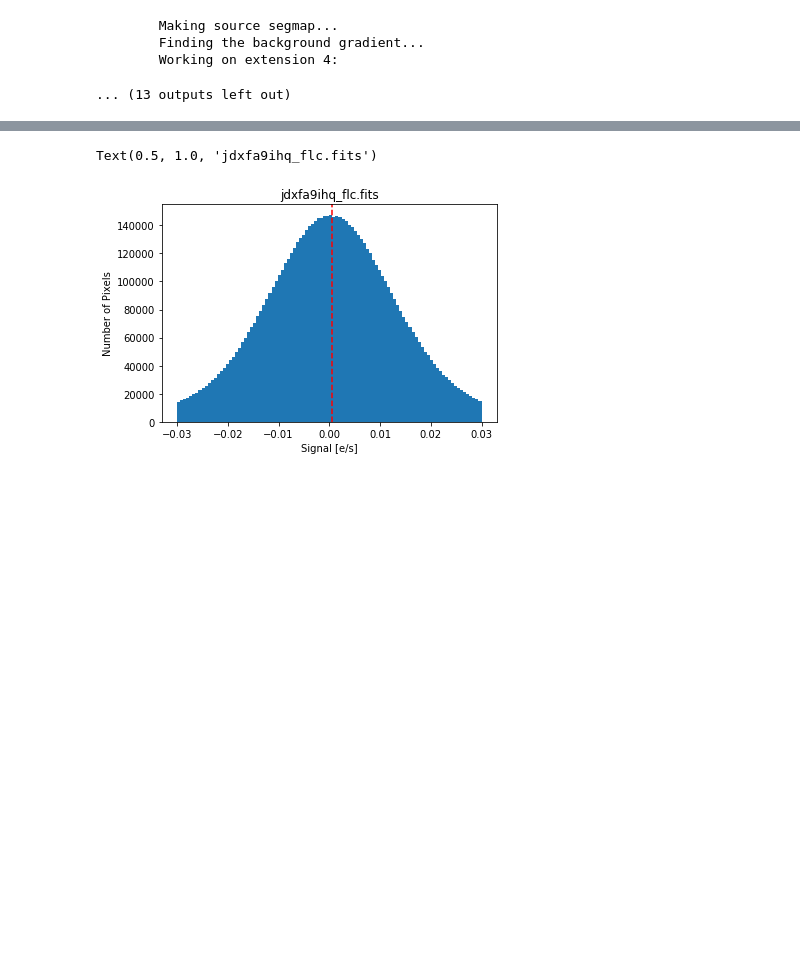
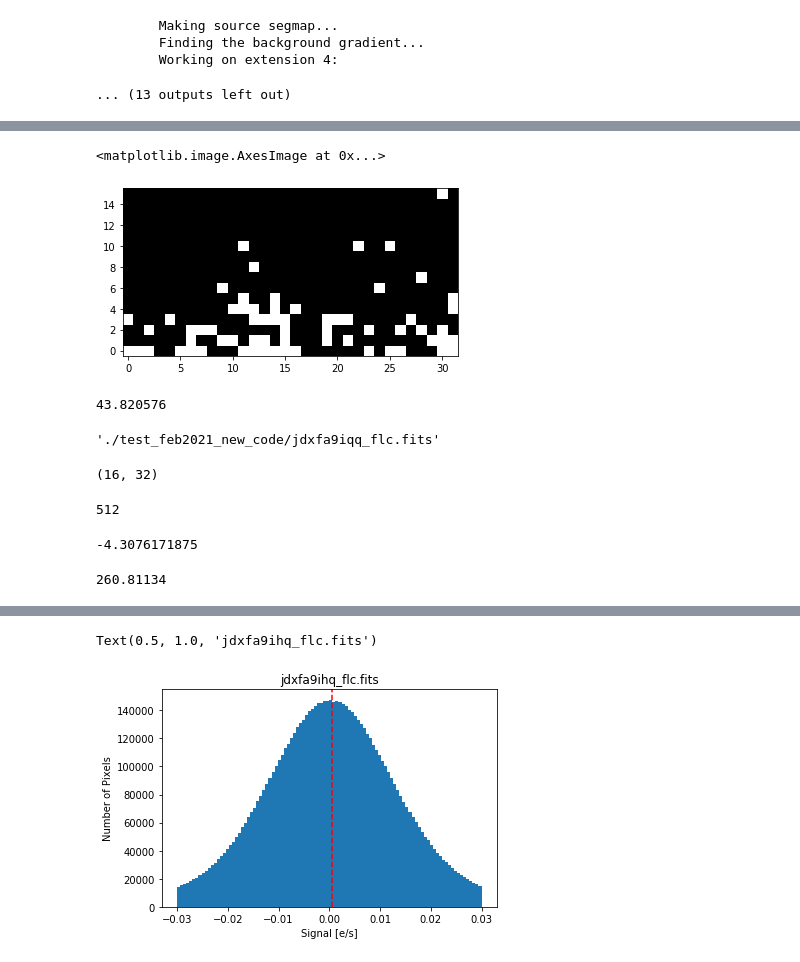
Before and after one commit to bsunnquist/uvis-skydarks, a Jupyter notebook: remove_gradients.ipynb, the cells around one changed output, grey strips where cells are left out. Saved outputs shown, nothing was run; the diff lists cells and outputs as text; code cells hidden in the pictures; blank space fills up the shorter version.

```diff
--- a/remove_gradients.ipynb
+++ b/remove_gradients.ipynb
@@ -274,2 +276,5 @@ WARNING: Input data contains invalid values (NaNs or infs), which were automatic
 WARNING: Input data contains invalid values (NaNs or infs), which were automatically clipped. [astropy.stats.sigma_clipping]
 ... (37 outputs left out)
+# %%
+mesh = bkg.mesh_nmasked
+len(mesh[mesh.mask==True]) / 512 * 100
@@ -275,0 +305,26 @@ WARNING: Input data contains invalid values (NaNs or infs), which were automatic
+# %%
+plt.imshow(mesh.mask, origin='lower', cmap='gray')
+# %% [output]
+<matplotlib.image.AxesImage at 0x...>
+[figure, added]
+# %%
+d = fits.getdata('./jdxfa9iqq_flc.fits',1)
+np.nanmedian(d)
+# %% [output]
+43.820576
+# %%
+f
+# %% [output]
+'./test_feb2021_new_code/jdxfa9iqq_flc.fits'
+# %%
+mesh.shape
+# %% [output]
+(16, 32)
+# %%
+16*32
+# %% [output]
+512
+# %%
+252.19610595703125 - ((260.81134033203125+252.19610595703125)/2)
+# %% [output]
+-4.3076171875
@@ -275,0 +339,6 @@ WARNING: Input data contains invalid values (NaNs or infs), which were automatic
+# %%
+a = np.array([260.81134033203125, 260.81134033203125])
+a = a.astype('float32')
+a[1]
+# %% [output]
+260.81134
```
Also changed, not shown: parts of 21 cells of this notebook.
